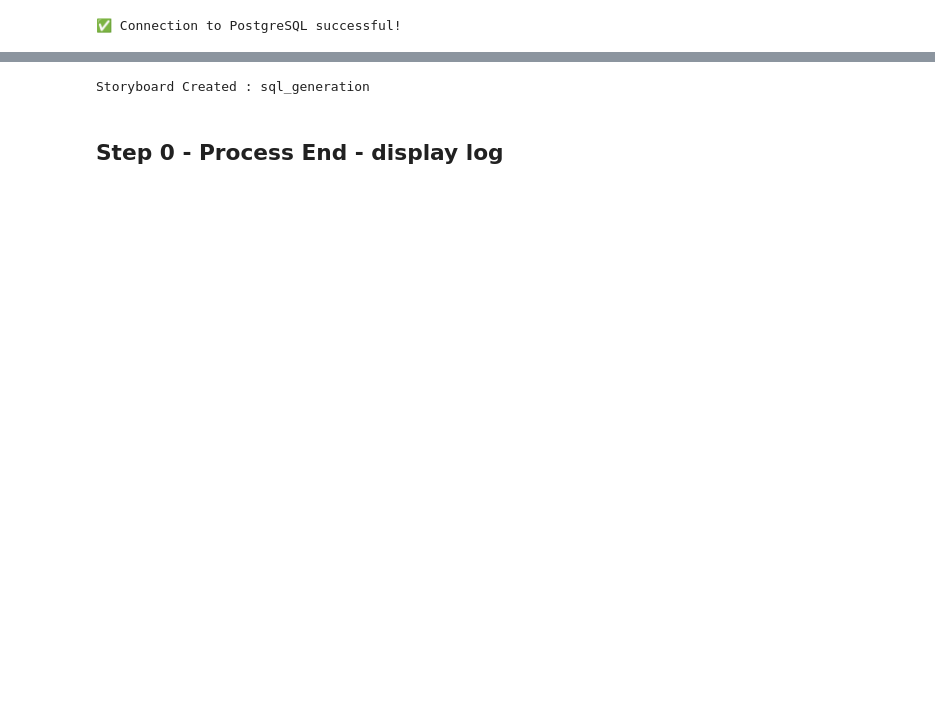
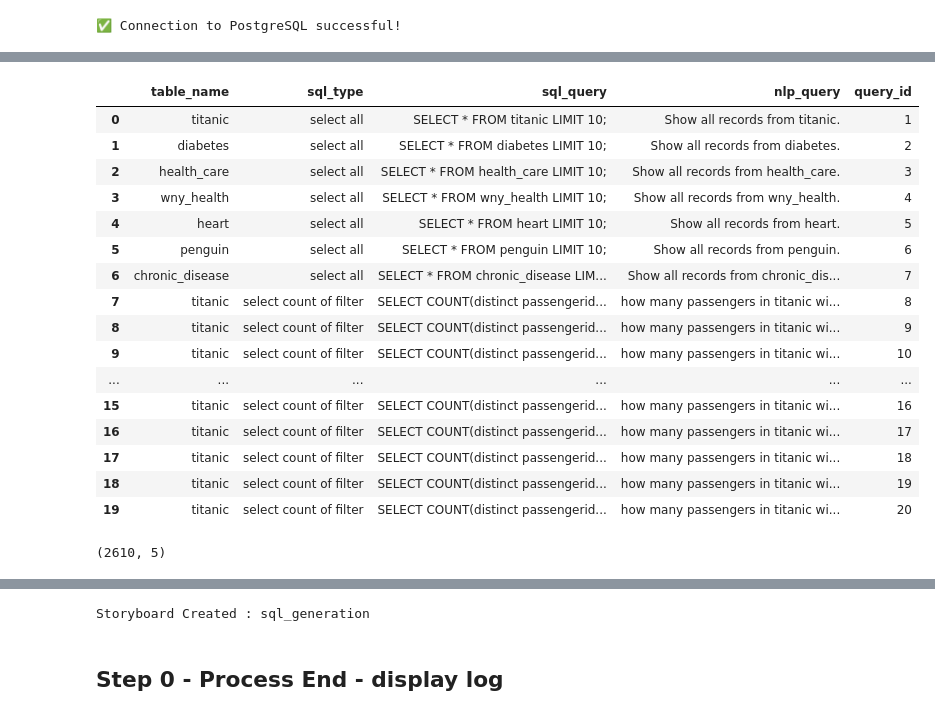
Before and after one commit to JoeEberle/generate_SQL, a Jupyter notebook: generate_sql.ipynb, the cells around one changed output, grey strips where cells are left out. Cells and saved outputs as stored; diff of their text form; code cells hidden in the pictures; blank space fills up the shorter version.

```diff
--- a/generate_sql.ipynb
+++ b/generate_sql.ipynb
@@ -326,26 +445,32 @@ array(['Diabetes', 'Health_Care', 'Penguin', 'Titanic', 'Heart',
 # %%
 # Generate SQL query for each column in each table based on the most frequent value
 for index, row in df_schema_data.iterrows():
-    table_name = row['Table_Name']
-    column_name = row['Column_Name']
-    likely_categorical = row['Likely_Categorical']
+    table_name = row['table_name']
+    column_name = row['column_name']
+    likely_categorical = row['likely_categorical']
 
     nlp_column, sql_from_column = get_select_identifiers(table_name)
 
-    if likely_categorical and table_name != 'Penguin':
+    if likely_categorical and table_name != 'penguin':
         if table_name == 'titanic':
             categories = df_titanic[column_name].unique()
-        if table_name == 'Heart':
+        if table_name == 'heart':
             categories = df_heart[column_name].unique()
-        if table_name == 'HealtheLink':
+        if table_name == 'wny_health':
             categories = df_hel[column_name].unique()
-        if table_name == 'Diabetes':
+        if table_name == 'diabetes':
             column_name = column_name.lower()
             categories = df_diabetes[column_name].unique()
-        if table_name == 'Penguin':
+        if table_name == 'penguin':
             categories = df_penguins[column_name].unique()
+        if table_name == 'health_care':
+            categories = df_health_care[column_name].unique()
 
-        if len(categories) < 50:
+        category_limit = 20
+        if len(categories) > category_limit:
+            categories = categories[:category_limit]
+
+        if len(categories) <= category_limit:
             for category_value in categories:
 
                 if isinstance(category_value, str):
@@ -362,3 +487,5 @@ for index, row in df_schema_data.iterrows():
                     'SQL_Query': [sql_query],
                     'NLP_Query': [nlp_query]   })
                 df_training_questions = pd.concat([df_training_questions, new_row], ignore_index=True)
+# %%
+df_training_questions['query_id'] = range(1, len(df_training_questions) + 1)
@@ -403,0 +549,20 @@ df_training_questions.shape
+# %%
+df_training_questions.head(20)
+# %% [output]
+|  | table_name | sql_type | sql_query | nlp_query | query_id |
+| 0 | titanic | select all | SELECT * FROM titanic LIMIT 10; | Show all records from titanic. | 1 |
+| 1 | diabetes | select all | SELECT * FROM diabetes LIMIT 10; | Show all records from diabetes. | 2 |
+| 2 | health_care | select all | SELECT * FROM health_care LIMIT 10; | Show all records from health_care. | 3 |
+| 3 | wny_health | select all | SELECT * FROM wny_health LIMIT 10; | Show all records from wny_health. | 4 |
+| 4 | heart | select all | SELECT * FROM heart LIMIT 10; | Show all records from heart. | 5 |
+| 5 | penguin | select all | SELECT * FROM penguin LIMIT 10; | Show all records from penguin. | 6 |
+| 6 | chronic_disease | select all | SELECT * FROM chronic_disease LIM... | Show all records from chronic_dis... | 7 |
+| 7 | titanic | select count of filter | SELECT COUNT(distinct passengerid... | how many passengers in titanic wi... | 8 |
+| 8 | titanic | select count of filter | SELECT COUNT(distinct passengerid... | how many passengers in titanic wi... | 9 |
+| 9 | titanic | select count of filter | SELECT COUNT(distinct passengerid... | how many passengers in titanic wi... | 10 |
+| ... | ... | ... | ... | ... | ... |
+| 15 | titanic | select count of filter | SELECT COUNT(distinct passengerid... | how many passengers in titanic wi... | 16 |
+| 16 | titanic | select count of filter | SELECT COUNT(distinct passengerid... | how many passengers in titanic wi... | 17 |
+| 17 | titanic | select count of filter | SELECT COUNT(distinct passengerid... | how many passengers in titanic wi... | 18 |
+| 18 | titanic | select count of filter | SELECT COUNT(distinct passengerid... | how many passengers in titanic wi... | 19 |
+| 19 | titanic | select count of filter | SELECT COUNT(distinct passengerid... | how many passengers in titanic wi... | 20 |
@@ -403,0 +571,4 @@ df_training_questions.shape
+# %%
+df_training_questions.shape
+# %% [output]
+(2610, 5)
```
Also changed, not shown: parts of 46 cells of this notebook, 21 other files.
